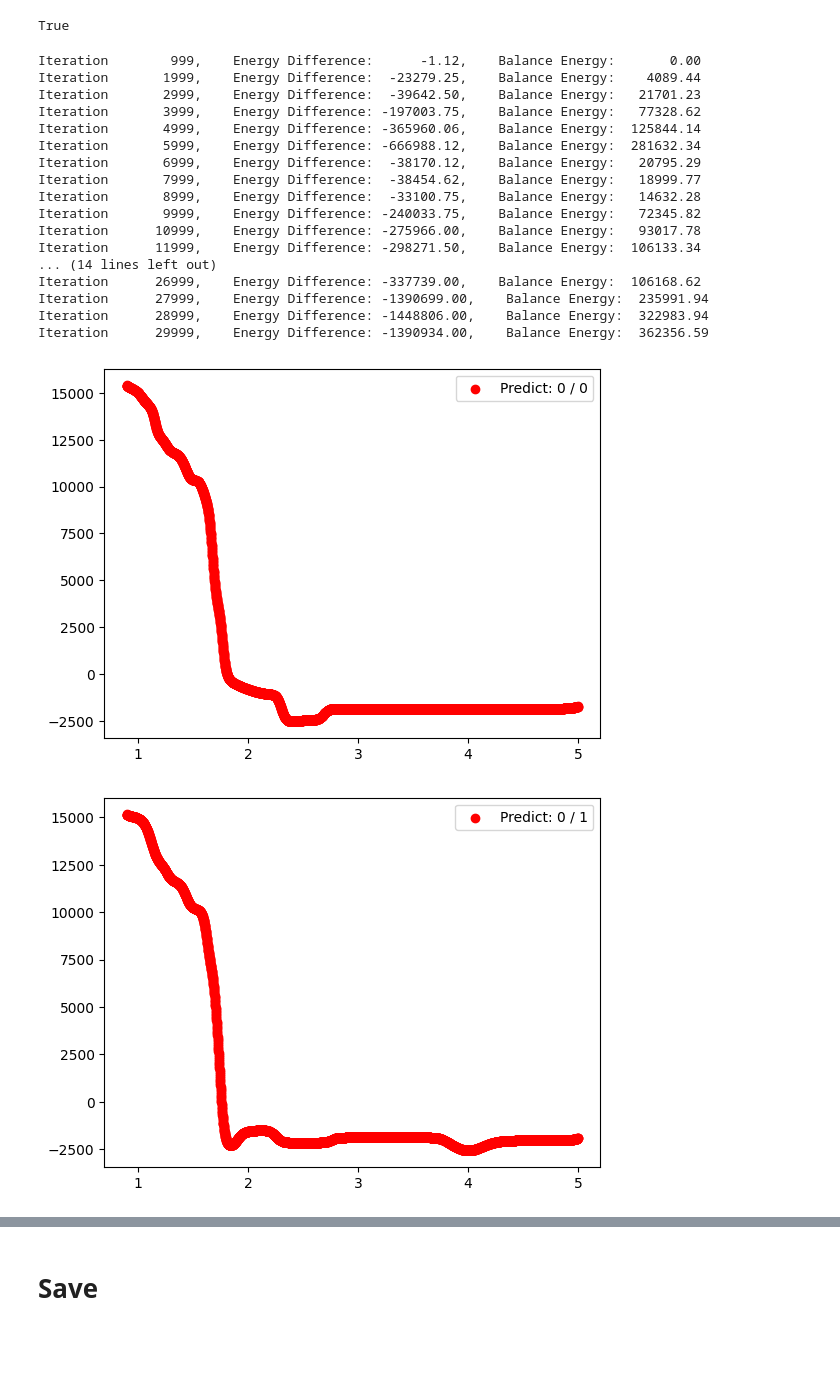
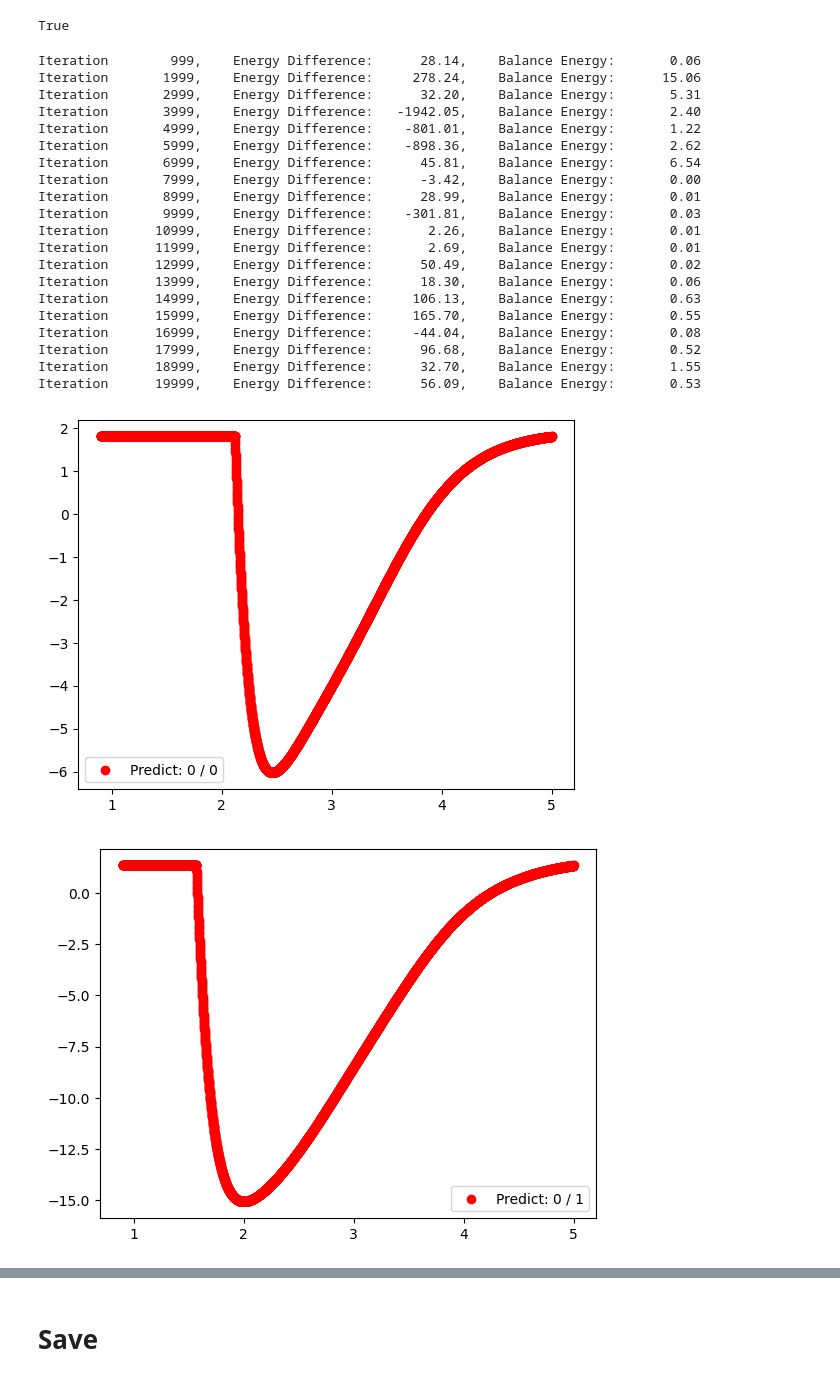
Before and after one commit to hikarimusic/MDLab, a Jupyter notebook: paper3/exp5c.ipynb, the cells around one changed output, grey strips where cells are left out. Saved outputs shown, nothing was run; the diff lists cells and outputs as text; code cells hidden in the pictures; blank space fills up the shorter version.

```diff
--- a/paper3/exp5c.ipynb
+++ b/paper3/exp5c.ipynb
@@ -82,12 +82,13 @@ def simulate(force_field, atom_coordinates, atom_types, num_iterations=100, lr=0
 # Train
 def train(force_field, atom_coordinates, num_iterations=1000, sim_iterations=1000):
     atom_optimizer = optim.Adam(atom_coordinates.parameters(), lr=0.1)
-    force_optimizer = optim.Adam(force_field.parameters(), lr=0.1)
+    force_optimizer = optim.Adam(force_field.parameters(), lr=0.01)
 
     for iteration in range(num_iterations):
         # Molecular Dynamics Simulation
         if iteration  % sim_iterations == 0:
             stable_coordinates = AtomCoordinates(opt["num_atoms"], opt["type_atoms"], opt["dimension"]).to(device)
+            stable_coordinates.types = atom_coordinates.types
             simulate(lennard_jones_potential, stable_coordinates.coordinates, stable_coordinates.types, num_iterations=sim_iterations)
             noise = torch.randn_like(atom_coordinates.coordinates) * 1
             atom_coordinates.coordinates.data.add_(noise)
@@ -111,11 +112,11 @@ def train(force_field, atom_coordinates, num_iterations=1000, sim_iterations=100
         true_distances, true_type_pairs = distances_matrix(true_coordinates, true_types)
         true_energy = torch.sum(force_field(true_distances.view(-1, 1), true_type_pairs))
 
-        distances = torch.arange(0.5, 10.5, 0.1).view(-1,1).repeat(1, opt["type_atoms"]**2).view(-1,1)
+        distances = torch.arange(11, 41, 0.1).view(-1,1).repeat(1, opt["type_atoms"]**2).view(-1,1)
         type_pairs = torch.arange(opt["type_atoms"], dtype=int)
-        type_pairs = torch.cartesian_prod(type_pairs, type_pairs).reshape(-1,2).repeat(100,1)
+        type_pairs = torch.cartesian_prod(type_pairs, type_pairs).reshape(-1,2).repeat(300,1)
         balance_energy = force_field(distances.to(device), type_pairs.to(device)).reshape(-1, opt["type_atoms"]**2)
-        balance_energy = torch.mean(torch.var(balance_energy, dim=1))
+        balance_energy = torch.mean(torch.std(balance_energy, dim=1)) + torch.abs(torch.mean(balance_energy))
 
         energy_difference = true_energy - temp_energy
         loss_energy = energy_difference + balance_energy
@@ -130,37 +131,40 @@ def train(force_field, atom_coordinates, num_iterations=1000, sim_iterations=100
 # %%
 atom_coordinates = AtomCoordinates(opt["num_atoms"], opt["type_atoms"], opt["dimension"]).to(device)
 force_field = ForceField(1, opt["hidden_size"], 1, opt["type_atoms"]).to(device)
-train(force_field, atom_coordinates, 30000, 3000)
+train(force_field, atom_coordinates, 20000, 1000)
 # %% [output]
-Iteration        999,    Energy Difference:      -1.12,    Balance Energy:       0.00
-Iteration       1999,    Energy Difference:  -23279.25,    Balance Energy:    4089.44
-Iteration       2999,    Energy Difference:  -39642.50,    Balance Energy:   21701.23
-Iteration       3999,    Energy Difference: -197003.75,    Balance Energy:   77328.62
-Iteration       4999,    Energy Difference: -365960.06,    Balance Energy:  125844.14
-Iteration       5999,    Energy Difference: -666988.12,    Balance Energy:  281632.34
-Iteration       6999,    Energy Difference:  -38170.12,    Balance Energy:   20795.29
-Iteration       7999,    Energy Difference:  -38454.62,    Balance Energy:   18999.77
-Iteration       8999,    Energy Difference:  -33100.75,    Balance Energy:   14632.28
-Iteration       9999,    Energy Difference: -240033.75,    Balance Energy:   72345.82
-Iteration      10999,    Energy Difference: -275966.00,    Balance Energy:   93017.78
-Iteration      11999,    Energy Difference: -298271.50,    Balance Energy:  106133.34
-... (14 lines left out)
-Iteration      26999,    Energy Difference: -337739.00,    Balance Energy:  106168.62
-Iteration      27999,    Energy Difference: -1390699.00,    Balance Energy:  235991.94
-Iteration      28999,    Energy Difference: -1448806.00,    Balance Energy:  322983.94
-Iteration      29999,    Energy Difference: -1390934.00,    Balance Energy:  362356.59
+Iteration        999,    Energy Difference:      28.14,    Balance Energy:       0.06
+Iteration       1999,    Energy Difference:     278.24,    Balance Energy:      15.06
+Iteration       2999,    Energy Difference:      32.20,    Balance Energy:       5.31
+Iteration       3999,    Energy Difference:   -1942.05,    Balance Energy:       2.40
+Iteration       4999,    Energy Difference:    -801.01,    Balance Energy:       1.22
+Iteration       5999,    Energy Difference:    -898.36,    Balance Energy:       2.62
+Iteration       6999,    Energy Difference:      45.81,    Balance Energy:       6.54
+Iteration       7999,    Energy Difference:      -3.42,    Balance Energy:       0.00
+Iteration       8999,    Energy Difference:      28.99,    Balance Energy:       0.01
+Iteration       9999,    Energy Difference:    -301.81,    Balance Energy:       0.03
+Iteration      10999,    Energy Difference:       2.26,    Balance Energy:       0.01
+Iteration      11999,    Energy Difference:       2.69,    Balance Energy:       0.01
+Iteration      12999,    Energy Difference:      50.49,    Balance Energy:       0.02
+Iteration      13999,    Energy Difference:      18.30,    Balance Energy:       0.06
+Iteration      14999,    Energy Difference:     106.13,    Balance Energy:       0.63
+Iteration      15999,    Energy Difference:     165.70,    Balance Energy:       0.55
+Iteration      16999,    Energy Difference:     -44.04,    Balance Energy:       0.08
+Iteration      17999,    Energy Difference:      96.68,    Balance Energy:       0.52
+Iteration      18999,    Energy Difference:      32.70,    Balance Energy:       1.55
+Iteration      19999,    Energy Difference:      56.09,    Balance Energy:       0.53
 # %%
 for i in range(0, opt["type_atoms"]):
     for j in range(0, opt["type_atoms"]):
         x_data = torch.arange(0.9, 5.0, 0.001).unsqueeze(1).to(device)
         x_pair = torch.zeros(x_data.shape[0], 2, dtype=int).to(device)
         x_pair[:,0] = i
         x_pair[:,1] = j
         y_pred = force_field(x_data, x_pair).detach()
-#         y_pred = torch.clamp(y_pred, -2, -1.2)
+        y_pred = torch.clamp(y_pred, torch.min(y_pred), y_pred[-1])
         plt.scatter(x_data.cpu().numpy(), y_pred.cpu().numpy(), label=f"Predict: {i} / {j}", color='red')
         plt.legend()
         plt.show()
 # %% [output]
-[figure, old version]
+[figure, new version]
-[figure, old version]
+[figure, new version]
```
Also changed, not shown: parts of 4 cells of this notebook.
